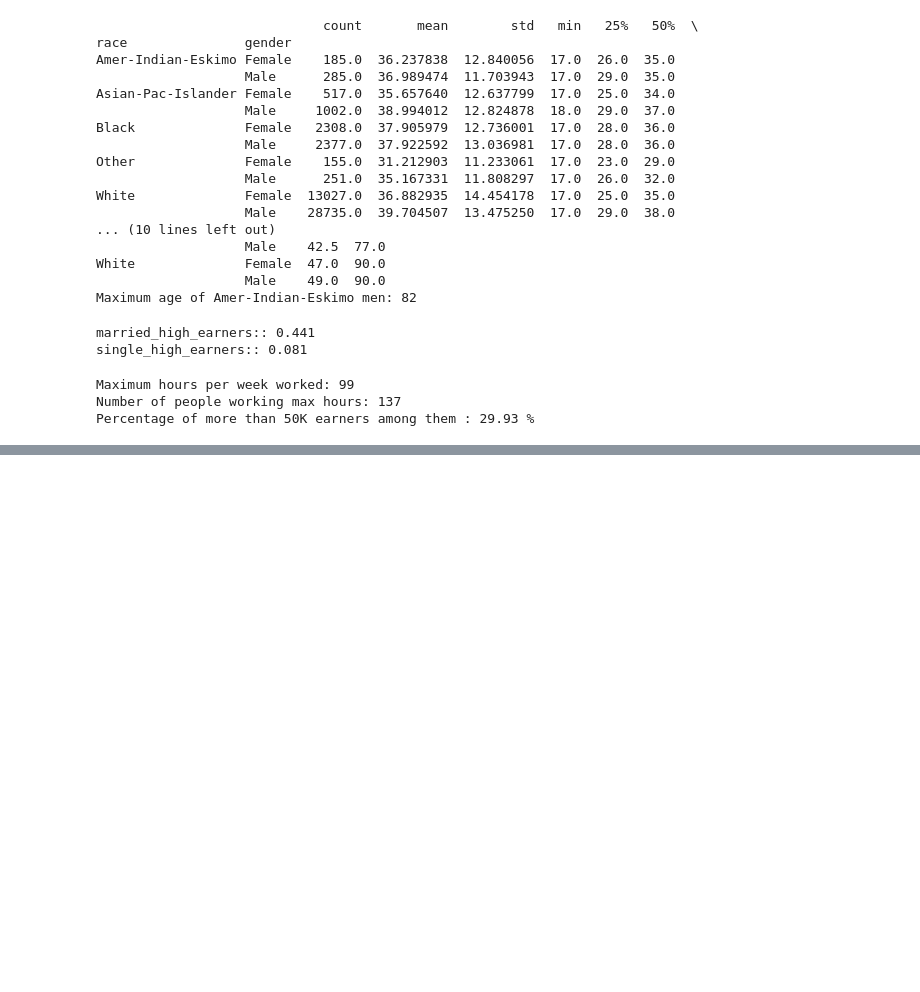
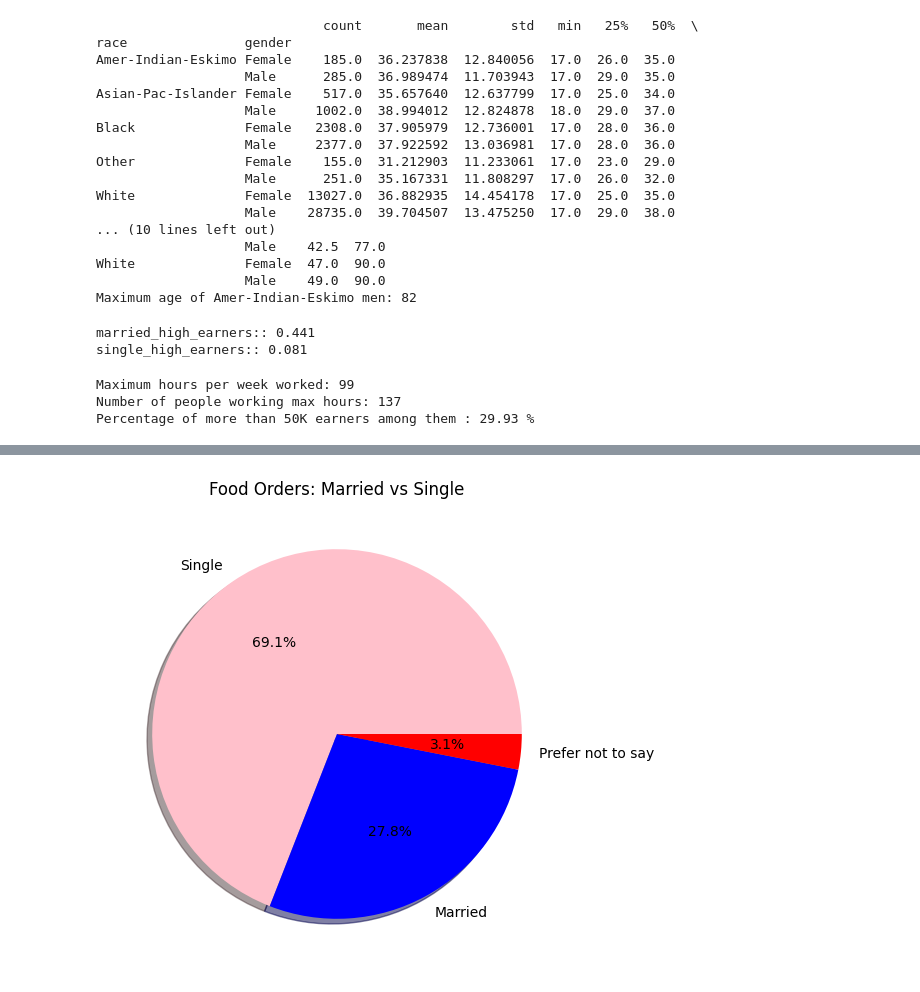
Before and after one commit to Harshkotkar/jupyter, a Jupyter notebook: pratice_2.0/python_praticals(2)/assigment3.ipynb, the cells around one changed output, grey strips where cells are left out. Drawn from its saved outputs; the diff is of its cells as text; code cells hidden in the pictures; blank space fills up the shorter version.

```diff
--- a/pratice_2.0/python_praticals(2)/assigment3.ipynb
+++ b/pratice_2.0/python_praticals(2)/assigment3.ipynb
@@ -163,0 +350,3 @@ Percentage of more than 50K earners among them : 29.93 %
+# %%
+food=pd.read_csv("onlinefoods.csv")
+food.head()
@@ -163,0 +360,9 @@ Percentage of more than 50K earners among them : 29.93 %
+# %%
+#1) Who orders food more ? Married or single( Make use of pie chart )
+order_count = food["Marital Status"].value_counts()
+plt.figure(figsize=(6, 6))
+plt.pie(order_count, labels=order_count.index, autopct='%1.1f%%', colors=['pink','blue','red'],shadow=True)
+plt.title("Food Orders: Married vs Single")
+plt.show()
+# %% [output]
+[figure, added]
```
Also changed, not shown: parts of 28 cells of this notebook, 7 other files.
